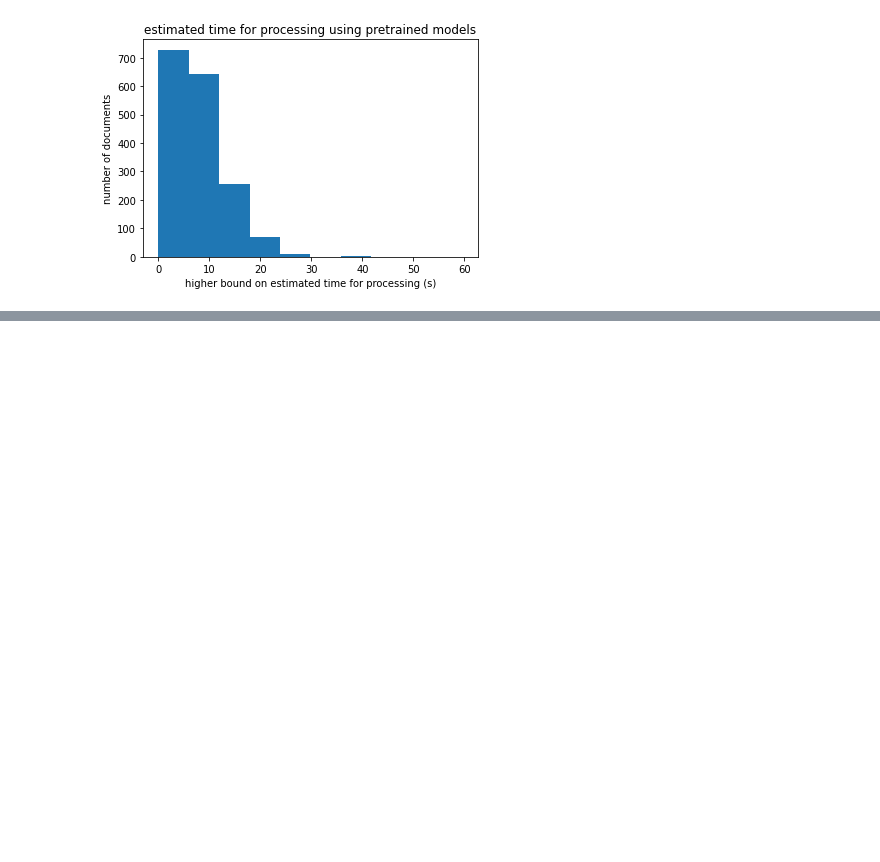
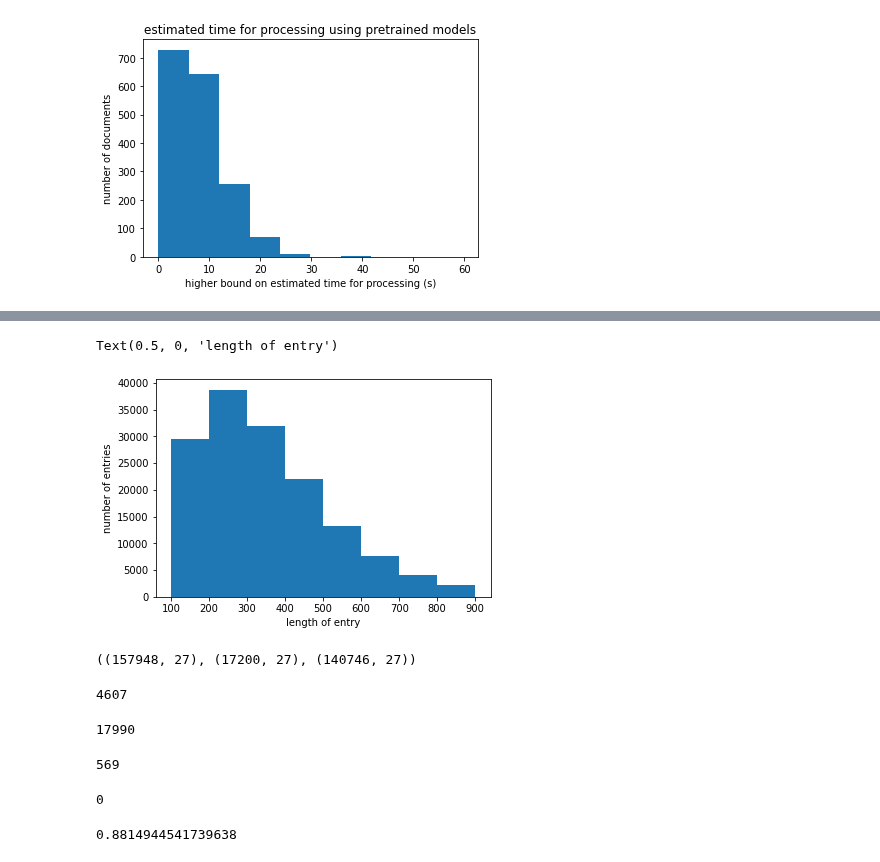
Before and after one commit to the-deep/deep-experiments, a Jupyter notebook: notebooks/models/selim/entry_extraction/entry_extraction_data_analysis.ipynb, the cells around one changed output, grey strips where cells are left out. Drawn from its saved outputs; the diff is of its cells as text; code cells hidden in the pictures; blank space fills up the shorter version.

```diff
--- a/notebooks/models/selim/entry_extraction/entry_extraction_data_analysis.ipynb
+++ b/notebooks/models/selim/entry_extraction/entry_extraction_data_analysis.ipynb
@@ -42,0 +90,9 @@ Text(0.5, 1.0, 'estimated time for processing using pretrained models')
+# %%
+lengthes_sentences = [len(sent) for sent in full_excerpts]
+
+plt.hist(lengthes_sentences, bins=[i*100 for i in range (1, 10)], histtype='barstacked')
+plt.ylabel('number of entries')
+plt.xlabel('length of entry')
+# %% [output]
+Text(0.5, 0, 'length of entry')
+[figure, added]
@@ -42,0 +102,35 @@ Text(0.5, 1.0, 'estimated time for processing using pretrained models')
+# %%
+full_data.shape, test_data.shape, train_data.shape
+# %% [output]
+((157948, 27), (17200, 27), (140746, 27))
+# %%
+#number of leads present in both the train and test set
+len(set(train_data.lead_id).intersection(set(test_data.lead_id)))
+# %% [output]
+4607
+# %%
+#total number of leads
+len(set(train_data.lead_id).union(set(test_data.lead_id)))
+# %% [output]
+17990
+# %%
+#number of leads only present in test set
+only_test_leads = list(
+    set(test_data.lead_id) - set(train_data.lead_id).intersection(set(test_data.lead_id))
+)
+len(only_test_leads)
+# %% [output]
+569
+# %%
+#number of leads that are only present in test set
+test_pd_data = list(
+    set(pd_data.lead_id).intersection(set(only_test_leads))
+)
+len(test_pd_data)
+# %% [output]
+0
+# %%
+#proportion of clean entries
+pd_data.sentences.apply(lambda x: len(x)>=5).sum() / pd_data.shape[0]
+# %% [output]
+0.8814944541739638
```
Also changed, not shown: parts of 22 cells of this notebook.
